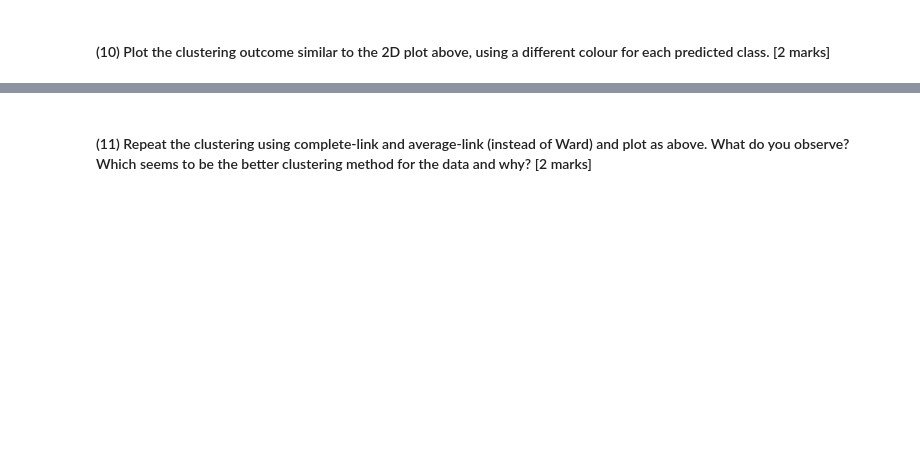
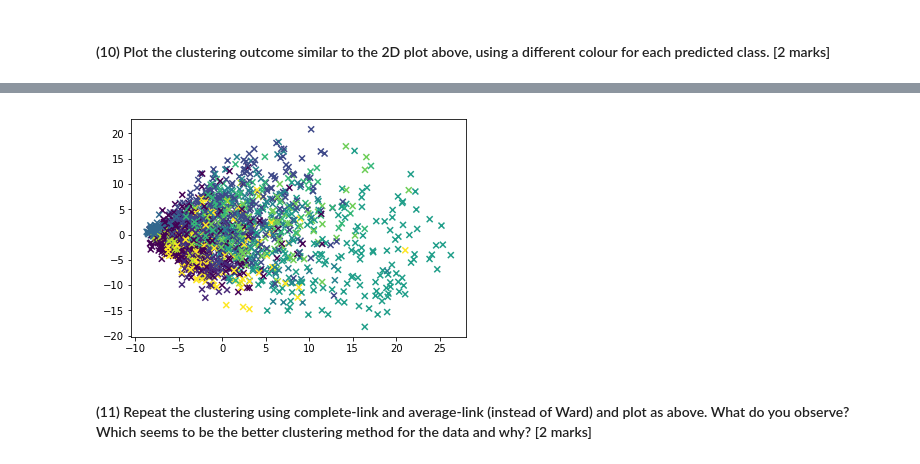
Before and after one commit to spyratos/crancollectionclustering, a Jupyter notebook: Data Programming - Assignment 2.ipynb, the cells around one changed output, grey strips where cells are left out. Saved outputs shown, nothing was run; the diff lists cells and outputs as text; code cells hidden in the pictures; blank space fills up the shorter version.

```diff
--- a/Data Programming - Assignment 2.ipynb
+++ b/Data Programming - Assignment 2.ipynb
@@ -122,2 +115,4 @@ plt.show()
+# %%
+ward_clustering_scaled = AgglomerativeClustering(n_clusters=10).fit_predict(scaled_data)
 # %% [markdown]
 #### (10) Plot the clustering outcome similar to the 2D plot above, using a different colour for each predicted class. [2 marks]
@@ -124,2 +123,6 @@ plt.show()
+# %%
+plot_clusters_2d(clustering_model=ward_clustering_scaled,plot_data=scaled_data2d)
+# %% [output]
+[figure, added]
 # %% [markdown]
 #### (11) Repeat the clustering using complete-link and average-link (instead of Ward) and plot as above. What do you observe? Which seems to be the better clustering method for the data and why? [2 marks]
```
Also changed, not shown: parts of 12 cells of this notebook.
